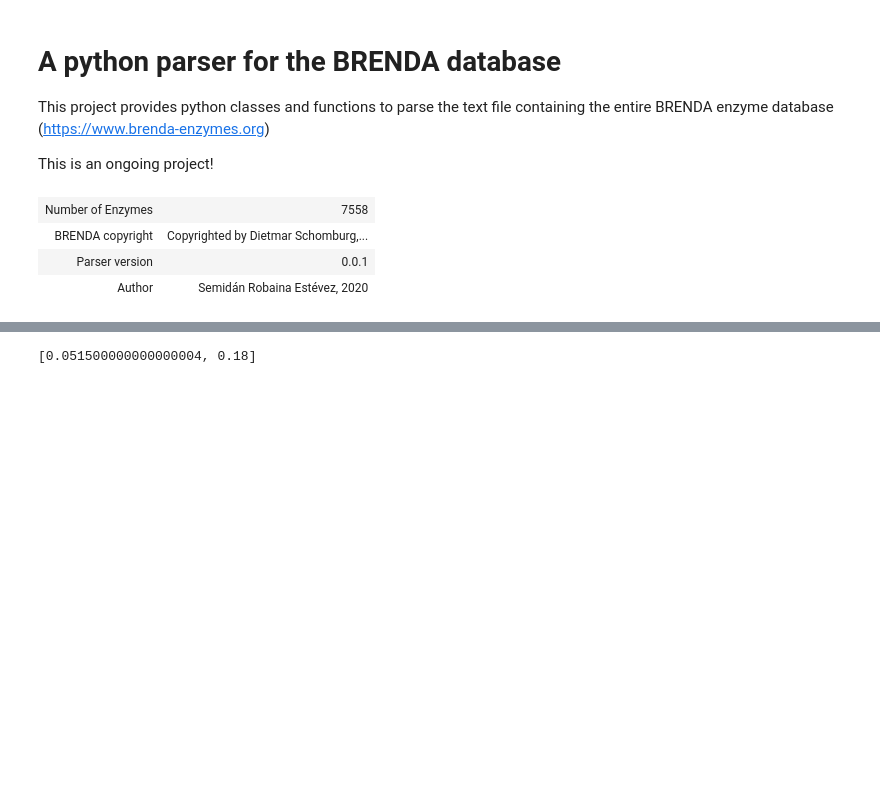
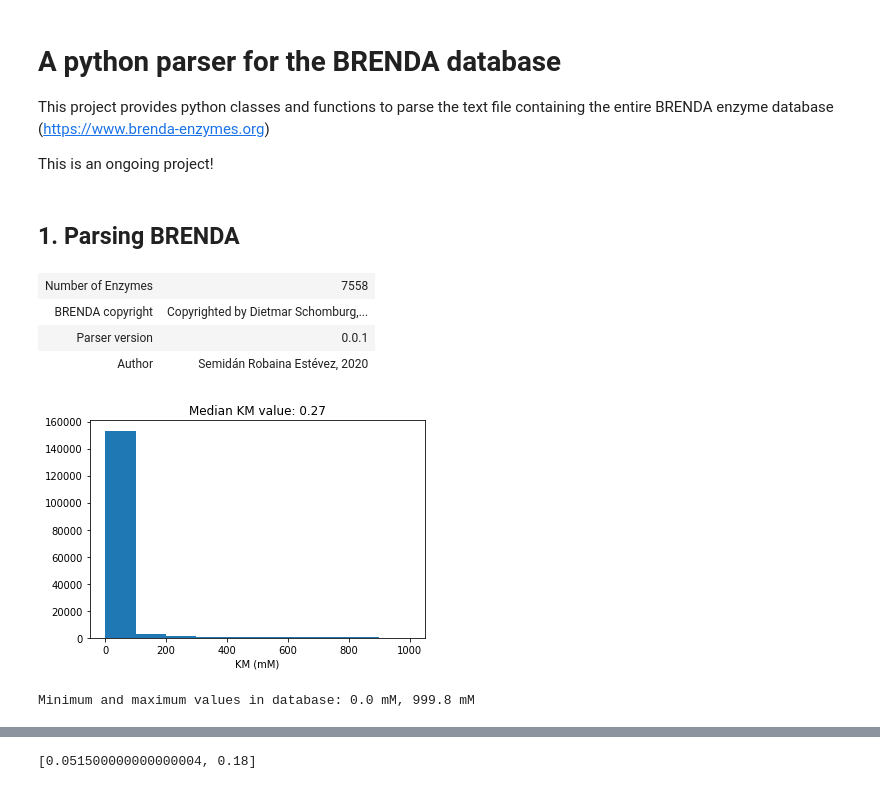
Before and after one commit to Robaina/BRENDApyrser, a Jupyter notebook: README.ipynb, the cells around one changed output, grey strips where cells are left out. Drawn from its saved outputs; the diff is of its cells as text; code cells hidden in the pictures; blank space fills up the shorter version.

```diff
--- a/README.ipynb
+++ b/README.ipynb
@@ -8,6 +10,8 @@ This is an ongoing project!
 from parseBRENDA import BRENDA
 workDir = 'C:/Users/tinta/OneDrive/Documents/Projects/BRENDA'
 dataFile = workDir + '/brenda_download.txt'
+# %% [markdown]
+## 1. Parsing BRENDA
 # %%
 # Let's load the database
 brenda = BRENDA(dataFile)
@@ -17,3 +21,16 @@ brenda
 | BRENDA copyright | Copyrighted by Dietmar Schomburg,... |
 | Parser version | 0.0.1 |
 | Author | Semidán Robaina Estévez, 2020 |
+# %%
+# Plot all Km values in the database
+BRENDA_KMs = np.array([v for r in brenda.reactions
+                       for v in r.KMvalues.get_values()])
+values = BRENDA_KMs[(BRENDA_KMs < 1000) & (BRENDA_KMs >= 0)]
+plt.hist(values)
+plt.title(f'Median KM value: {np.median(values)}')
+plt.xlabel('KM (mM)')
+plt.show()
+print(f'Minimum and maximum values in database: {values.min()} mM, {values.max()} mM')
+# %% [output]
+[figure, added]
+Minimum and maximum values in database: 0.0 mM, 999.8 mM
```
Also changed, not shown: parts of 22 cells of this notebook, 8 other files.
